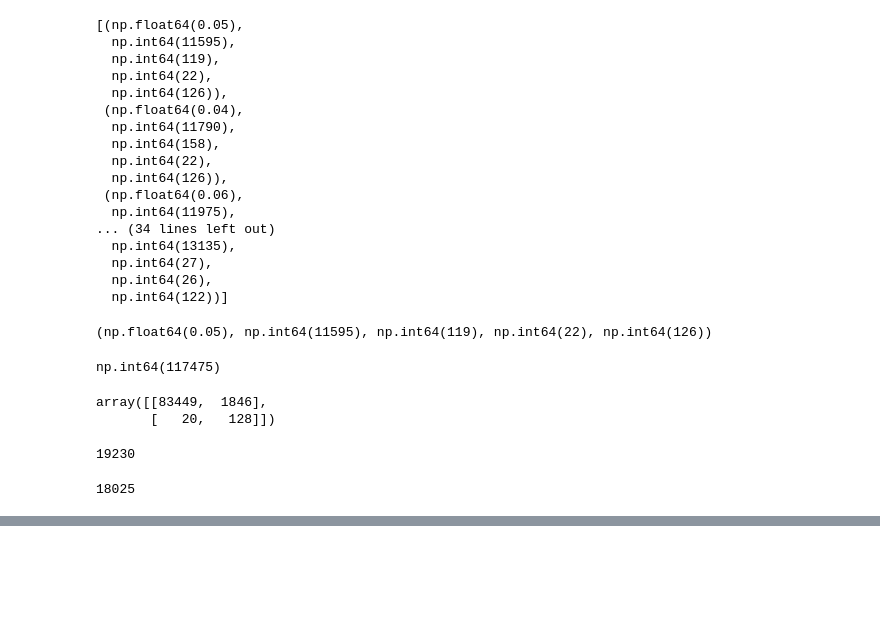
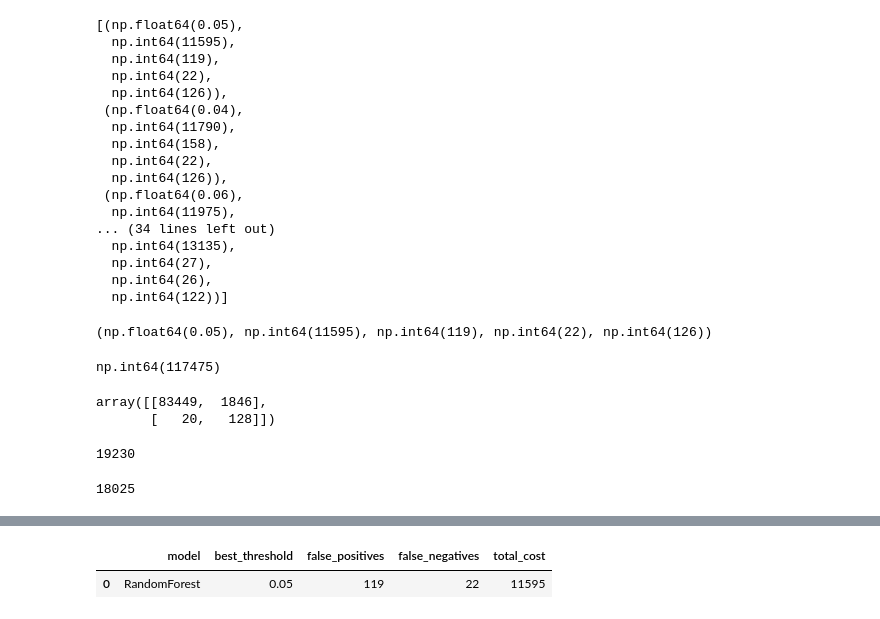
Before and after one commit to Mahmudasief/aml-false-positive-reduction-hitl, a Jupyter notebook: notebooks/02_baseline_models.ipynb, the cells around one changed output, grey strips where cells are left out. Cells and saved outputs as stored; diff of their text form; code cells hidden in the pictures; blank space fills up the shorter version.

```diff
--- a/notebooks/02_baseline_models.ipynb
+++ b/notebooks/02_baseline_models.ipynb
@@ -223,0 +325,15 @@ total_cost_base
+# %%
+import pandas as pd
+
+summary = pd.DataFrame([{
+    "model": "RandomForest",
+    "best_threshold": 0.05,
+    "false_positives": 119,
+    "false_negatives": 22,
+    "total_cost": 11595
+}])
+
+summary
+# %% [output]
+|  | model | best_threshold | false_positives | false_negatives | total_cost |
+| 0 | RandomForest | 0.05 | 119 | 22 | 11595 |
```
Also changed, not shown: parts of 7 cells of this notebook.
